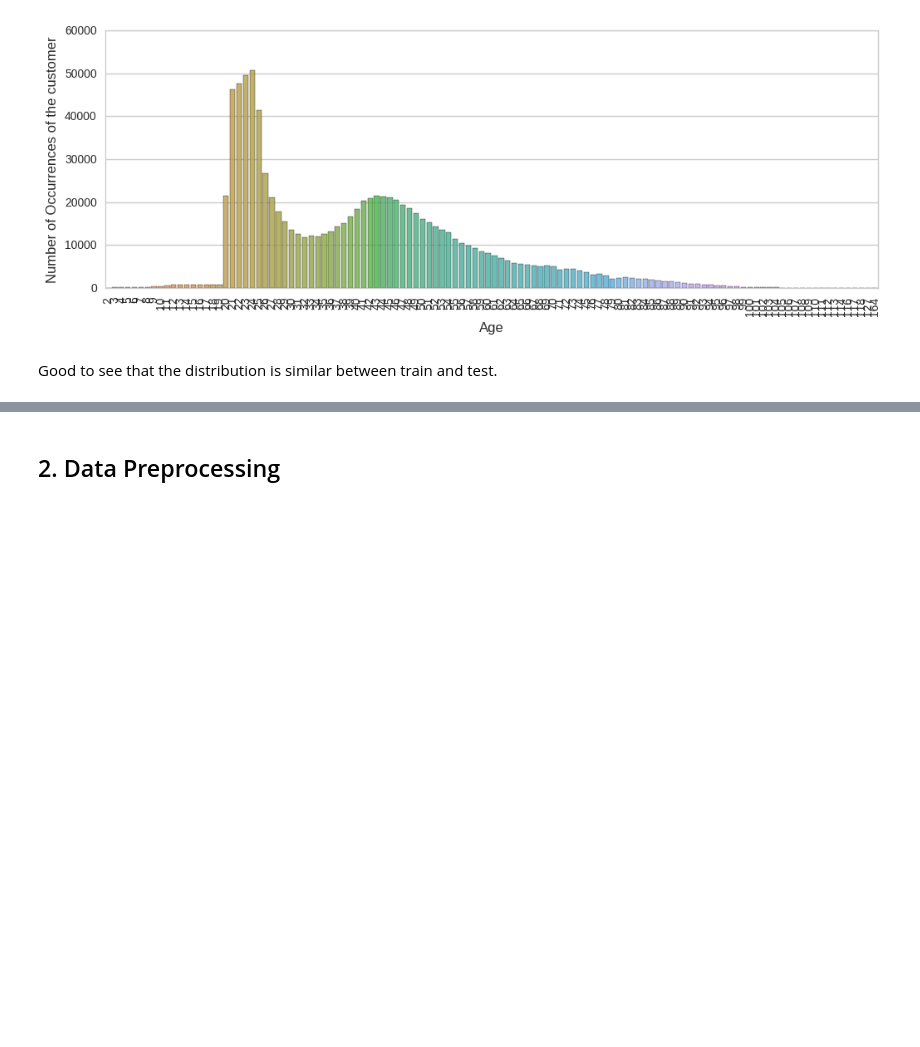
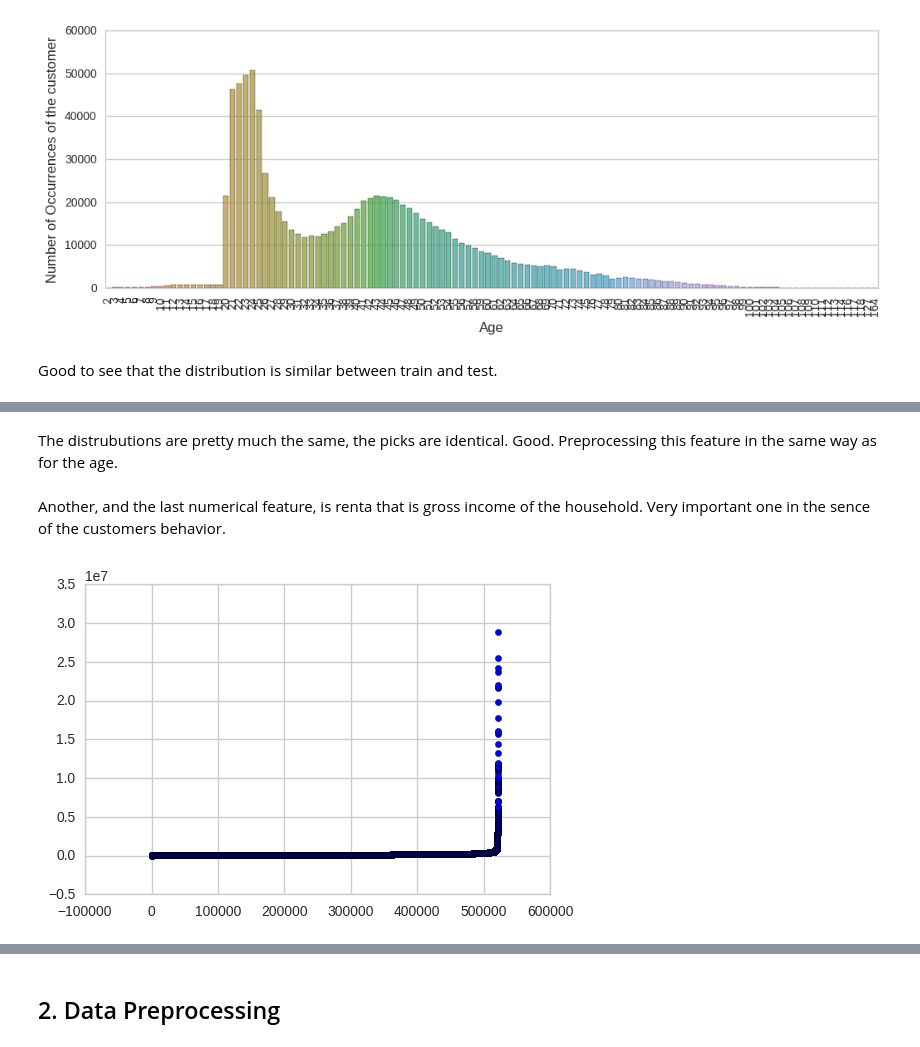
Before and after one commit to mosin26/general, a Jupyter notebook: santander.ipynb, the cells around one changed output, grey strips where cells are left out. Cells and saved outputs as stored; diff of their text form; code cells hidden in the pictures; blank space fills up the shorter version.

```diff
--- a/santander.ipynb
+++ b/santander.ipynb
@@ -258,0 +291,11 @@ ToDo:
+# %% [markdown]
+The distrubutions are pretty much the same, the picks are identical. Good. Preprocessing this feature in the same way as for the age.
+# %% [markdown]
+Another, and the last numerical feature, is renta that is gross income of the household. Very important one in the sence of the customers behavior.
+# %%
+data = pd.read_csv('train_ver2.csv', usecols=['renta'])
+unique_values = np.sort(data.renta.unique())
+plt.scatter(range(len(unique_values)), unique_values)
+plt.show()
+# %% [output]
+[figure, added]
```
Also changed, not shown: parts of 17 cells of this notebook.
